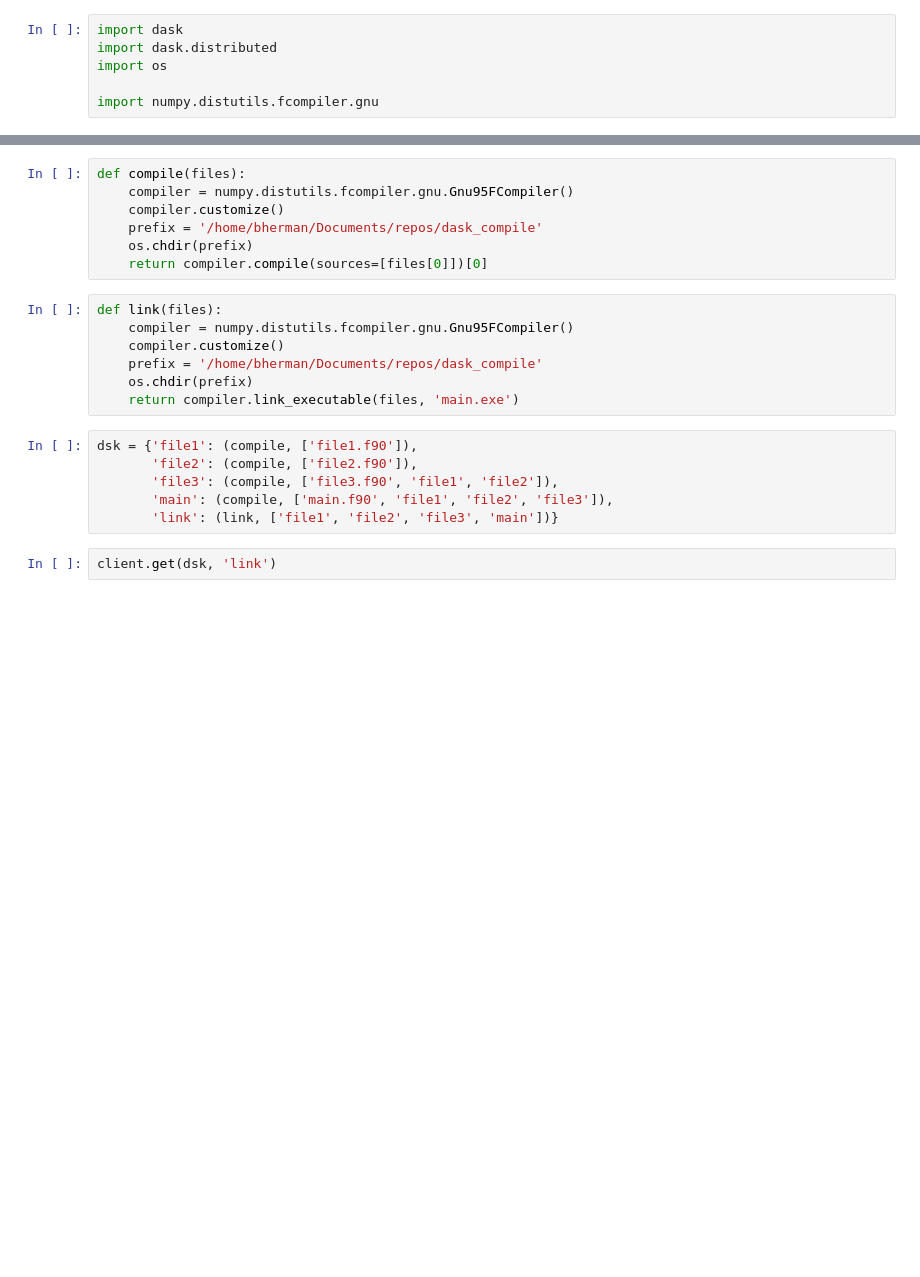
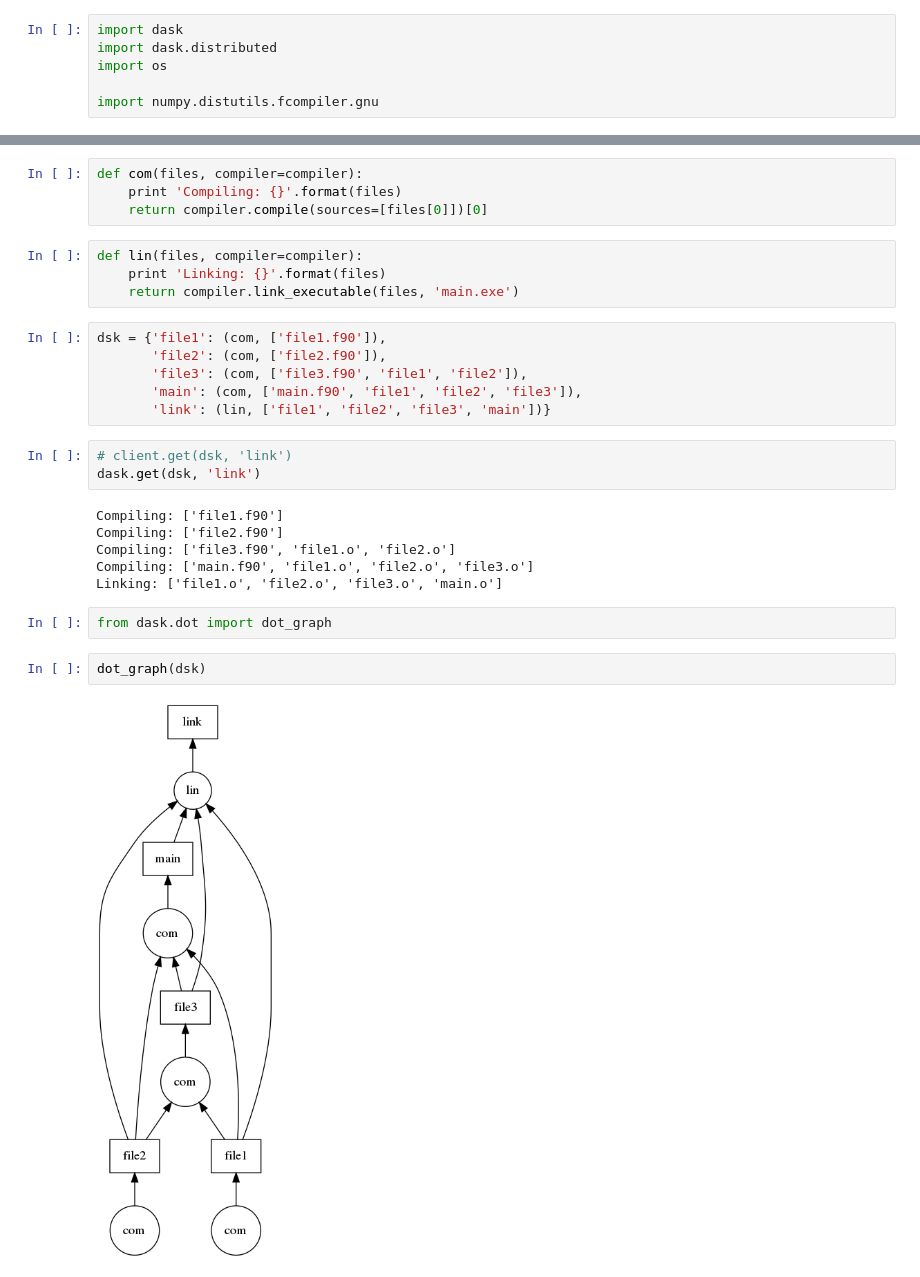
Before and after one commit to watsona4/dask_compile, a Jupyter notebook: compile.ipynb, the cells around one changed output, grey strips where cells are left out. Saved outputs shown, nothing was run; the diff lists cells and outputs as text; blank space fills up the shorter version.

Commit message:
switched to synchronous scheduler and added dot_graph

```diff
--- a/compile.ipynb
+++ b/compile.ipynb
@@ -13,22 +12,29 @@ client = dask.distributed.Client('localhost:8786')
 # %%
-def compile(files):
-    compiler = numpy.distutils.fcompiler.gnu.Gnu95FCompiler()
-    compiler.customize()
-    prefix = '/home/bherman/Documents/repos/dask_compile'
-    os.chdir(prefix)
+def com(files, compiler=compiler):
+    print 'Compiling: {}'.format(files)
     return compiler.compile(sources=[files[0]])[0]
 # %%
-def link(files):
-    compiler = numpy.distutils.fcompiler.gnu.Gnu95FCompiler()
-    compiler.customize()
-    prefix = '/home/bherman/Documents/repos/dask_compile'
-    os.chdir(prefix)
+def lin(files, compiler=compiler):
+    print 'Linking: {}'.format(files)
     return compiler.link_executable(files, 'main.exe')
 # %%
-dsk = {'file1': (compile, ['file1.f90']),
-       'file2': (compile, ['file2.f90']),
-       'file3': (compile, ['file3.f90', 'file1', 'file2']),
-       'main': (compile, ['main.f90', 'file1', 'file2', 'file3']),
-       'link': (link, ['file1', 'file2', 'file3', 'main'])}
+dsk = {'file1': (com, ['file1.f90']),
+       'file2': (com, ['file2.f90']),
+       'file3': (com, ['file3.f90', 'file1', 'file2']),
+       'main': (com, ['main.f90', 'file1', 'file2', 'file3']),
+       'link': (lin, ['file1', 'file2', 'file3', 'main'])}
 # %%
-client.get(dsk, 'link')
+# client.get(dsk, 'link')
+dask.get(dsk, 'link')
+# %% [output]
+Compiling: ['file1.f90']
+Compiling: ['file2.f90']
+Compiling: ['file3.f90', 'file1.o', 'file2.o']
+Compiling: ['main.f90', 'file1.o', 'file2.o', 'file3.o']
+Linking: ['file1.o', 'file2.o', 'file3.o', 'main.o']
+# %%
+from dask.dot import dot_graph
+# %%
+dot_graph(dsk)
+# %% [output]
+[figure, added]
```
Also changed, not shown: parts of 3 cells of this notebook.
